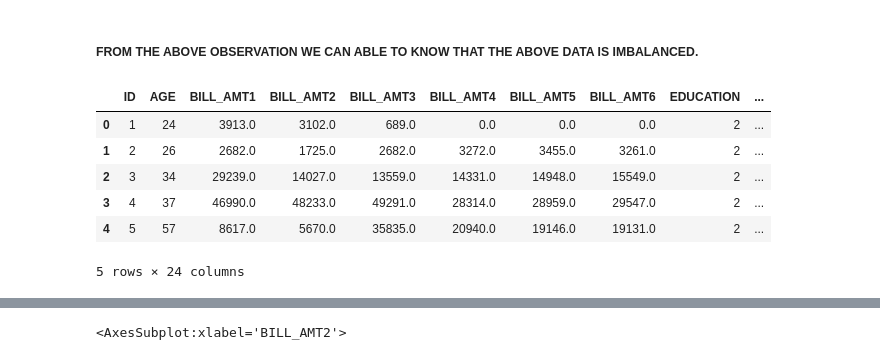
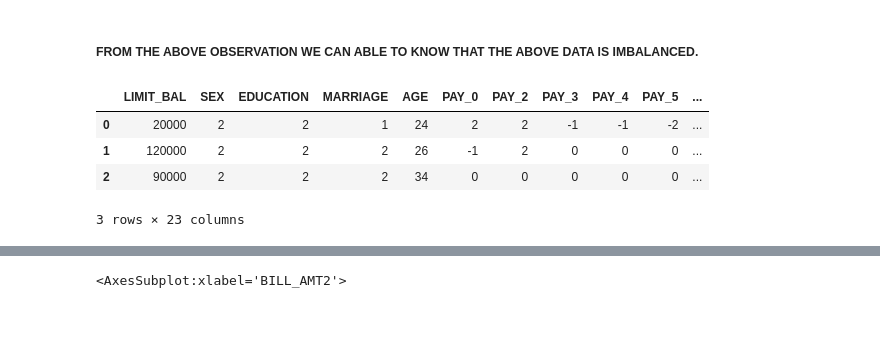
Before and after one commit to sudharsanbaskars/smart-loan-lender, a Jupyter notebook: EDA/CREDIT_CARD_FRAUD_DETECTION.ipynb, the cells around one changed output, grey strips where cells are left out. Saved outputs shown, nothing was run; the diff lists cells and outputs as text; code cells hidden in the pictures; blank space fills up the shorter version.

```diff
--- a/EDA/CREDIT_CARD_FRAUD_DETECTION.ipynb
+++ b/EDA/CREDIT_CARD_FRAUD_DETECTION.ipynb
@@ -200,3 +183,6 @@ Index(['ID', 'LIMIT_BAL', 'SEX', 'EDUCATION', 'MARRIAGE', 'AGE', 'PAY_0',
        'PAY_AMT2', 'PAY_AMT3', 'PAY_AMT4', 'PAY_AMT5', 'PAY_AMT6',
        'default payment next month'],
       dtype='object')
+# %%
+df['EDUCATION'].replace([0, 6], 5, inplace=True)
+print(df.EDUCATION.value_counts())
@@ -202,0 +196,3 @@ Index(['ID', 'LIMIT_BAL', 'SEX', 'EDUCATION', 'MARRIAGE', 'AGE', 'PAY_0',
+# %%
+df['MARRIAGE'].replace(0, 3, inplace=True)
+print(df.MARRIAGE.value_counts())
@@ -203,3 +204,19 @@ Index(['ID', 'LIMIT_BAL', 'SEX', 'EDUCATION', 'MARRIAGE', 'AGE', 'PAY_0',
+# %%
+def separate_target_feature(data, label_column_name):
+    try:
+        X = data.drop(labels=label_column_name,axis=1)  # drop the columns specified and separate the feature columns
+        Y = data[label_column_name]  # Filter the Label columns
+        return X, Y
+    except Exception as e:
+        raise Exception()
+
+def handle_imbalanced_data(x,y):
+    try:
+        rdsmple = SMOTETomek() #Using Oversampling balancing the dataset
+        x_sampled, y_sampled = rdsmple.fit_resample(x, y)
+        return x_sampled, y_sampled
+    except Exception as e:
+        raise Exception()
 # %%
 data = df.copy()
 # HISTOGRAMS PLOTS FOR FEATURES IMPORTANCE
@@ -287,0 +287,5 @@ Name: default_payment_next_month, dtype: int64
+# %%
+df.rename(
+                columns={"default payment next month": "default_payment_next_month"}, inplace=True
+            )
+df["default_payment_next_month"].value_counts()
@@ -293,13 +301,11 @@ plt.show()
 # %% [markdown]
 ##### FROM THE ABOVE OBSERVATION WE CAN ABLE TO KNOW THAT THE ABOVE DATA IS IMBALANCED.
 # %%
-X=df.drop('default_payment_next_month', axis="columns")
-X.head()
+X, Y = separate_target_feature(df, 'default_payment_next_month')
+X.head(3)
 # %% [output]
-|  | ID | AGE | BILL_AMT1 | BILL_AMT2 | BILL_AMT3 | BILL_AMT4 | BILL_AMT5 | BILL_AMT6 | EDUCATION | ... |
-| 0 | 1 | 24 | 3913.0 | 3102.0 | 689.0 | 0.0 | 0.0 | 0.0 | 2 | ... |
-| 1 | 2 | 26 | 2682.0 | 1725.0 | 2682.0 | 3272.0 | 3455.0 | 3261.0 | 2 | ... |
-| 2 | 3 | 34 | 29239.0 | 14027.0 | 13559.0 | 14331.0 | 14948.0 | 15549.0 | 2 | ... |
-| 3 | 4 | 37 | 46990.0 | 48233.0 | 49291.0 | 28314.0 | 28959.0 | 29547.0 | 2 | ... |
-| 4 | 5 | 57 | 8617.0 | 5670.0 | 35835.0 | 20940.0 | 19146.0 | 19131.0 | 2 | ... |
+|  | LIMIT_BAL | SEX | EDUCATION | MARRIAGE | AGE | PAY_0 | PAY_2 | PAY_3 | PAY_4 | PAY_5 | ... |
+| 0 | 20000 | 2 | 2 | 1 | 24 | 2 | 2 | -1 | -1 | -2 | ... |
+| 1 | 120000 | 2 | 2 | 2 | 26 | -1 | 2 | 0 | 0 | 0 | ... |
+| 2 | 90000 | 2 | 2 | 2 | 34 | 0 | 0 | 0 | 0 | 0 | ... |
-5 rows × 24 columns
+3 rows × 23 columns
```
Also changed, not shown: parts of 68 cells of this notebook, 19 other files.
